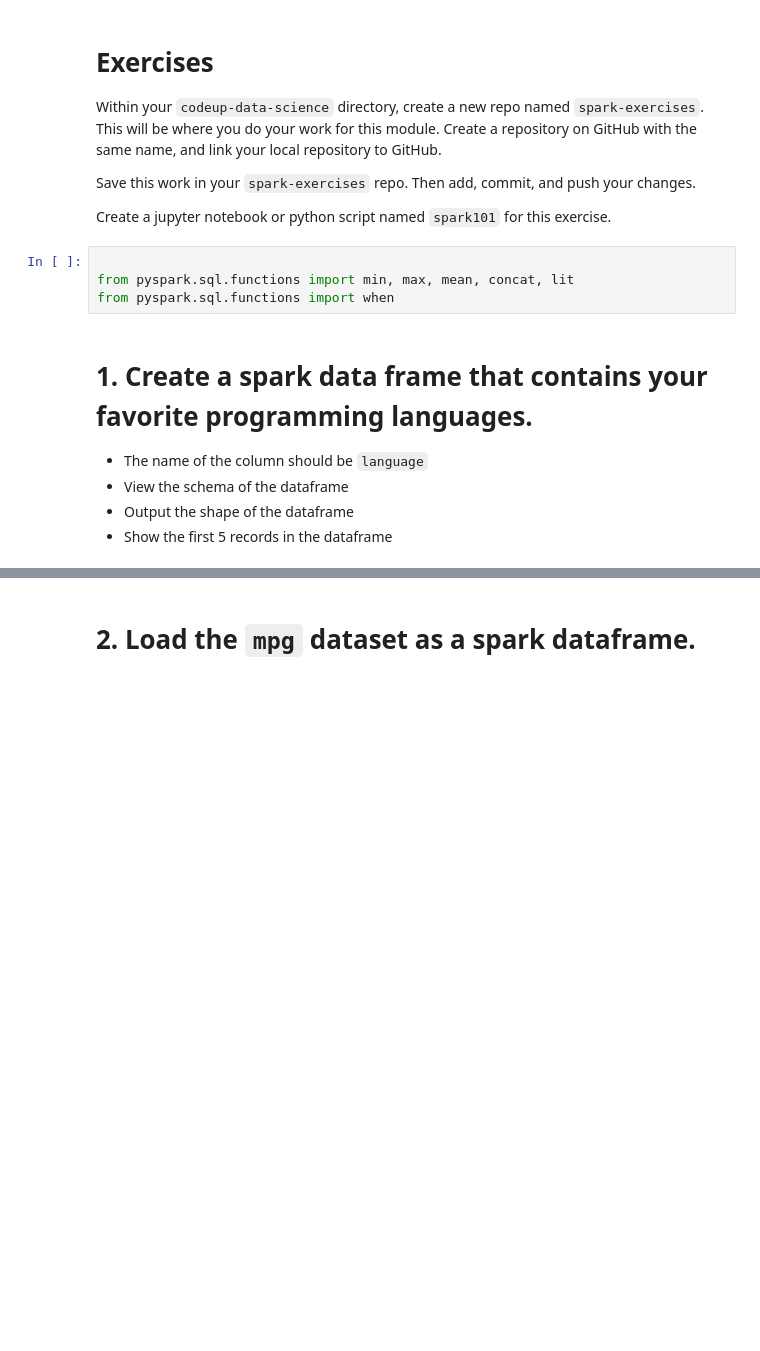
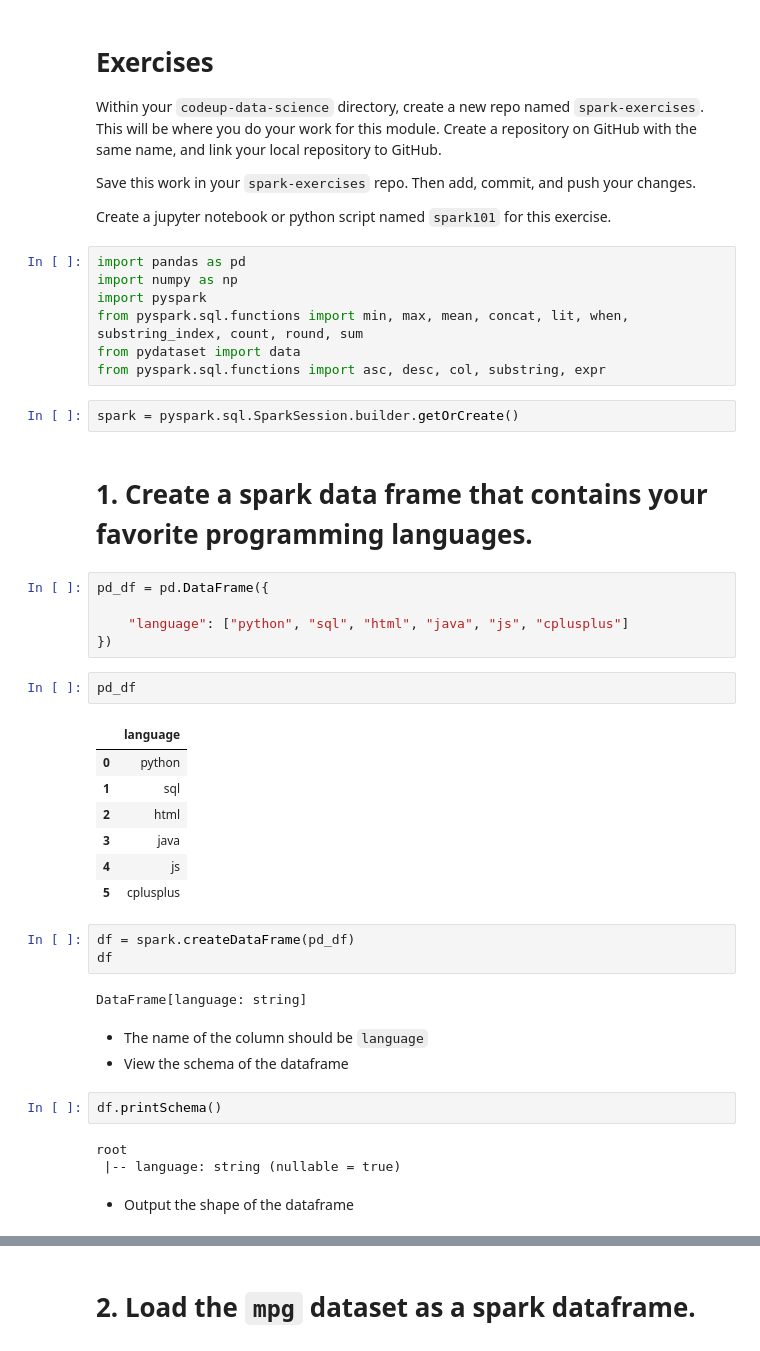
Before and after one commit to o0amandagomez0o/spark-exercises, a Jupyter notebook: spark101.ipynb, the cells around one changed output, grey strips where cells are left out. Saved outputs shown, nothing was run; the diff lists cells and outputs as text; blank space fills up the shorter version.

```diff
--- a/spark101.ipynb
+++ b/spark101.ipynb
@@ -6,13 +6,43 @@ Save this work in your `spark-exercises` repo. Then add, commit, and push your c
 
 Create a jupyter notebook or python script named `spark101` for this exercise.
 # %%
-
-from pyspark.sql.functions import min, max, mean, concat, lit
-from pyspark.sql.functions import when
+import pandas as pd
+import numpy as np
+import pyspark
+from pyspark.sql.functions import min, max, mean, concat, lit, when, substring_index, count, round, sum
+from pydataset import data
+from pyspark.sql.functions import asc, desc, col, substring, expr
+# %%
+spark = pyspark.sql.SparkSession.builder.getOrCreate()
+# %% [markdown]
+# 1. Create a spark data frame that contains your favorite programming languages.
+# %%
+pd_df = pd.DataFrame({
+
+    "language": ["python", "sql", "html", "java", "js", "cplusplus"]
+})
+# %%
+pd_df
+# %% [output]
+|  | language |
+| 0 | python |
+| 1 | sql |
+| 2 | html |
+| 3 | java |
+| 4 | js |
+| 5 | cplusplus |
+# %%
+df = spark.createDataFrame(pd_df)
+df
+# %% [output]
+DataFrame[language: string]
 # %% [markdown]
-# 1. Create a spark data frame that contains your favorite programming languages.
-
 - The name of the column should be `language`
 - View the schema of the dataframe
-- Output the shape of the dataframe
-- Show the first 5 records in the dataframe
+# %%
+df.printSchema()
+# %% [output]
+root
+ |-- language: string (nullable = true)
+# %% [markdown]
+- Output the shape of the dataframe
```
Also changed, not shown: parts of 63 cells of this notebook, 1 other file.
